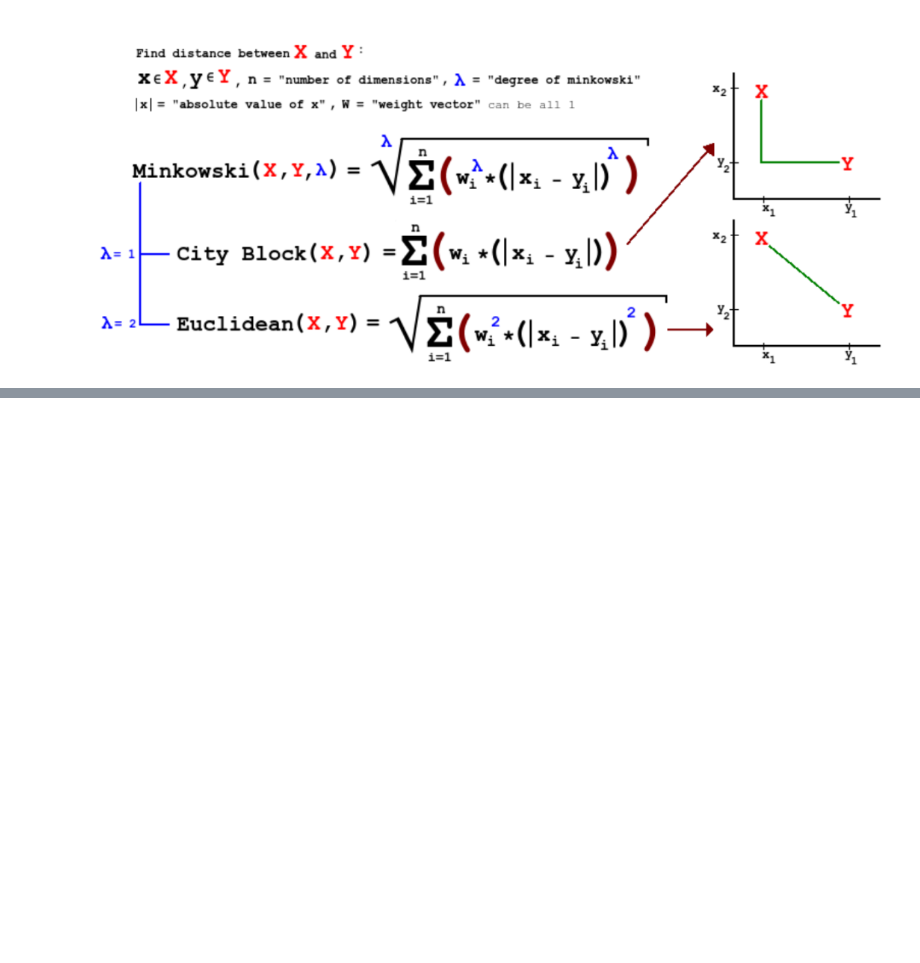
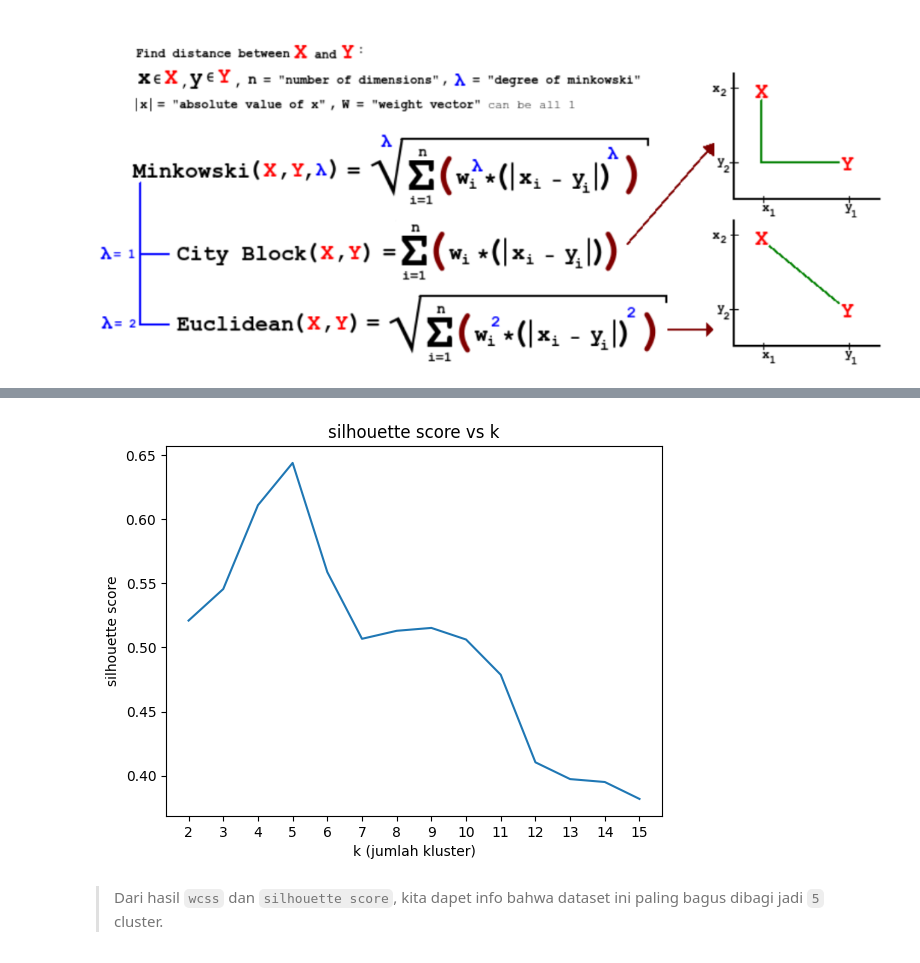
Before and after one commit to oportunitas/gdsoc-module.unsupervised-learning, a Jupyter notebook: unsupervised_learning.ipynb, the cells around one changed output, grey strips where cells are left out. Drawn from its saved outputs; the diff is of its cells as text; code cells hidden in the pictures; blank space fills up the shorter version.

```diff
--- a/unsupervised_learning.ipynb
+++ b/unsupervised_learning.ipynb
@@ -85,0 +174,11 @@ Caranya?:
+# %%
+plt.plot(scores)
+plt.title('silhouette score vs k')
+plt.xticks(range(len(wcss)), range(2, len(wcss)+2))
+plt.xlabel('k (jumlah kluster)')
+plt.ylabel('silhouette score')
+plt.show()
+# %% [output]
+[figure, added]
+# %% [markdown]
+> Dari hasil `wcss` dan `silhouette score`, kita dapet info bahwa dataset ini paling bagus dibagi jadi `5` cluster.
```
Also changed, not shown: parts of 27 cells of this notebook, 1 other file.
